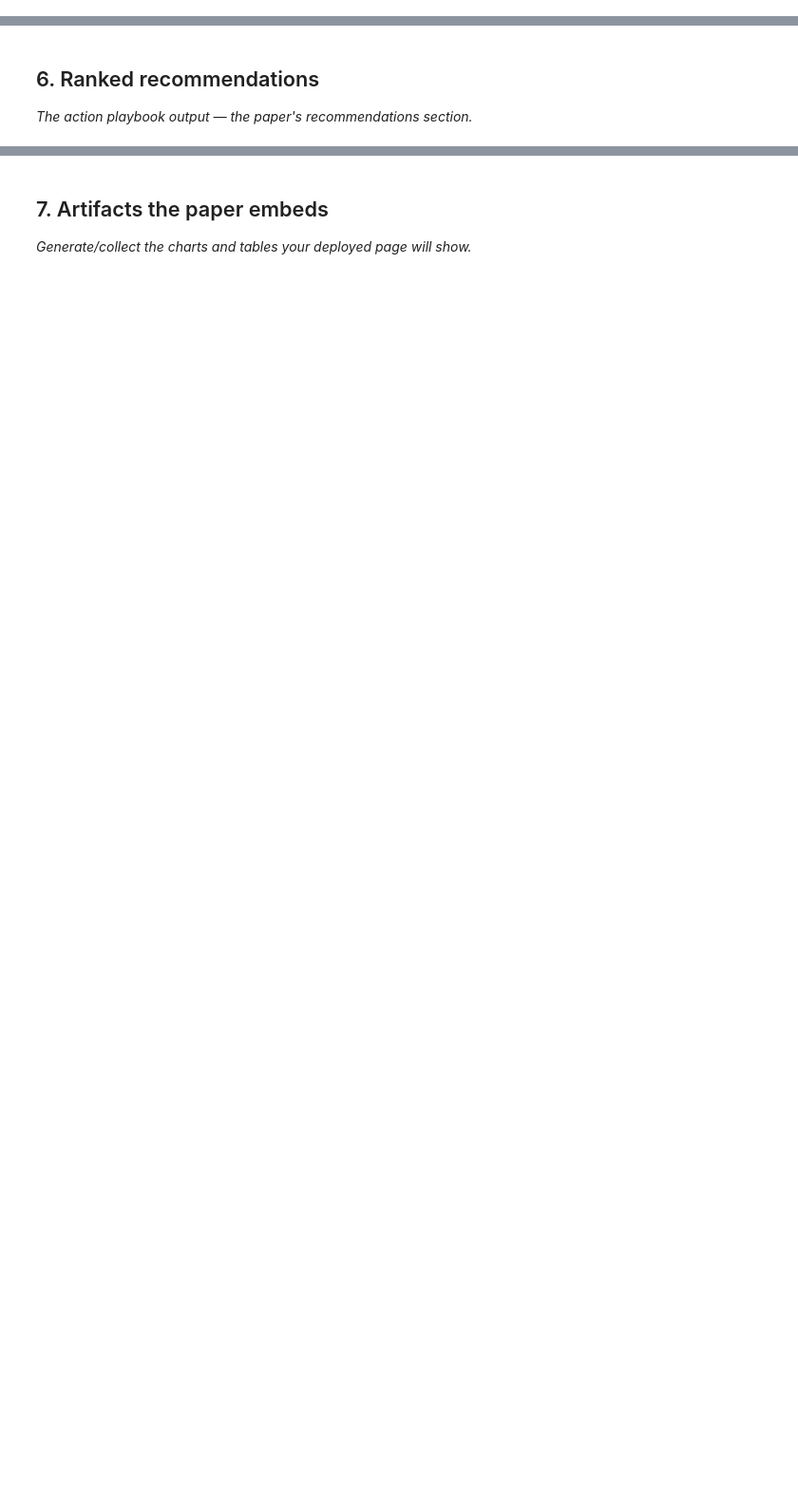
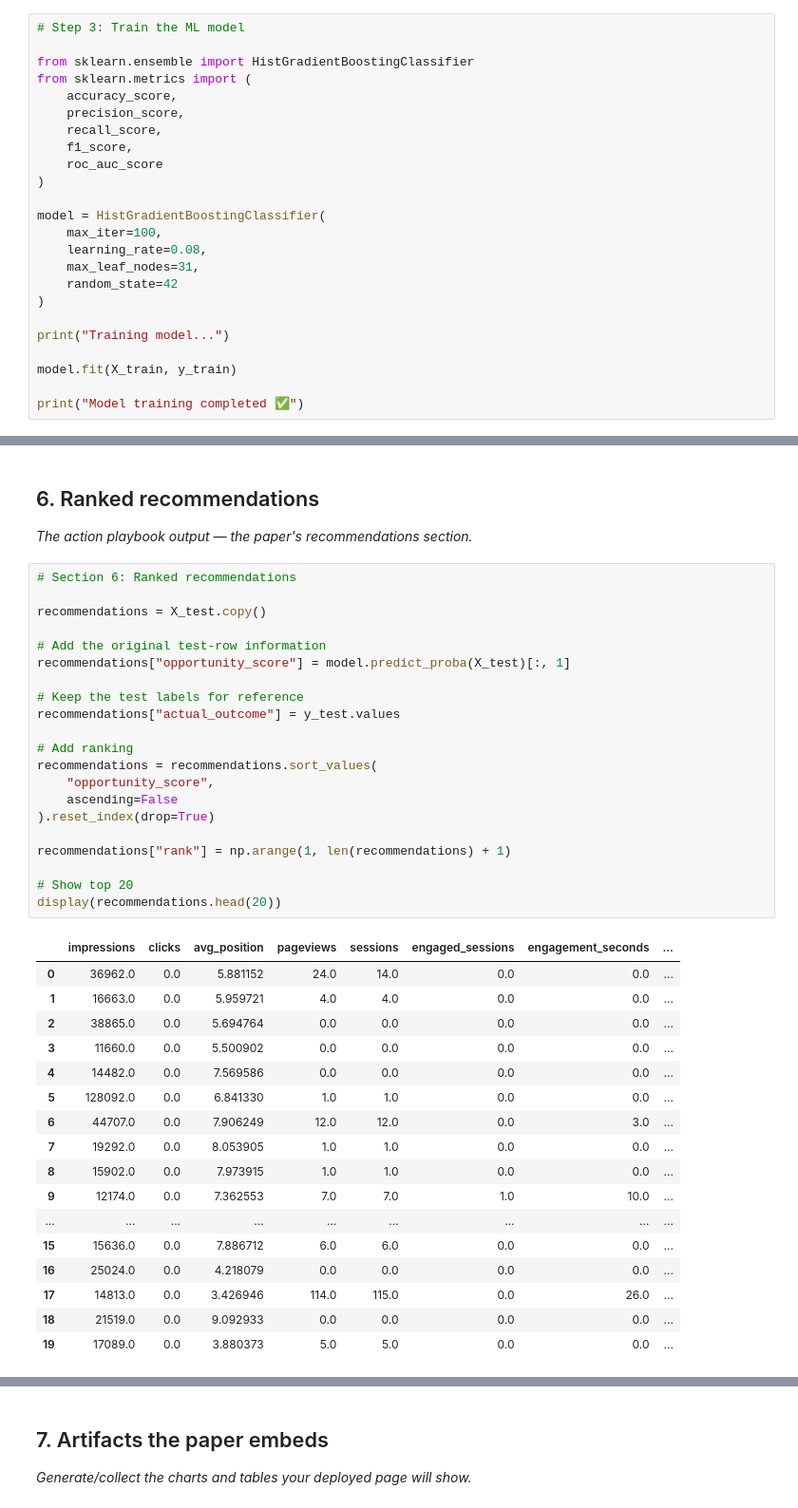
Before and after one commit to AbdullahIdrees291/flyrank-ml-internship, a Jupyter notebook: work/notebooks/capstone.ipynb, the cells around one changed output, grey strips where cells are left out. Shown at 95% size. Cells and saved outputs as stored; diff of their text form; blank space fills up the shorter version.

```diff
--- a/work/notebooks/capstone.ipynb
+++ b/work/notebooks/capstone.ipynb
@@ -20,0 +624,24 @@ This skeleton is yours to fill. Work the sections **in order** — each one has
+# %%
+# Step 3: Train the ML model
+
+from sklearn.ensemble import HistGradientBoostingClassifier
+from sklearn.metrics import (
+    accuracy_score,
+    precision_score,
+    recall_score,
+    f1_score,
+    roc_auc_score
+)
+
+model = HistGradientBoostingClassifier(
+    max_iter=100,
+    learning_rate=0.08,
+    max_leaf_nodes=31,
+    random_state=42
+)
+
+print("Training model...")
+
+model.fit(X_train, y_train)
+
+print("Model training completed ✅")
@@ -30,3 +789,42 @@ This skeleton is yours to fill. Work the sections **in order** — each one has
 ## 6. Ranked recommendations
 
 *The action playbook output — the paper's recommendations section.*
+# %%
+# Section 6: Ranked recommendations
+
+recommendations = X_test.copy()
+
+# Add the original test-row information
+recommendations["opportunity_score"] = model.predict_proba(X_test)[:, 1]
+
+# Keep the test labels for reference
+recommendations["actual_outcome"] = y_test.values
+
+# Add ranking
+recommendations = recommendations.sort_values(
+    "opportunity_score",
+    ascending=False
+).reset_index(drop=True)
+
+recommendations["rank"] = np.arange(1, len(recommendations) + 1)
+
+# Show top 20
+display(recommendations.head(20))
+# %% [output]
+|  | impressions | clicks | avg_position | pageviews | sessions | engaged_sessions | engagement_seconds | ... |
+| 0 | 36962.0 | 0.0 | 5.881152 | 24.0 | 14.0 | 0.0 | 0.0 | ... |
+| 1 | 16663.0 | 0.0 | 5.959721 | 4.0 | 4.0 | 0.0 | 0.0 | ... |
+| 2 | 38865.0 | 0.0 | 5.694764 | 0.0 | 0.0 | 0.0 | 0.0 | ... |
+| 3 | 11660.0 | 0.0 | 5.500902 | 0.0 | 0.0 | 0.0 | 0.0 | ... |
+| 4 | 14482.0 | 0.0 | 7.569586 | 0.0 | 0.0 | 0.0 | 0.0 | ... |
+| 5 | 128092.0 | 0.0 | 6.841330 | 1.0 | 1.0 | 0.0 | 0.0 | ... |
+| 6 | 44707.0 | 0.0 | 7.906249 | 12.0 | 12.0 | 0.0 | 3.0 | ... |
+| 7 | 19292.0 | 0.0 | 8.053905 | 1.0 | 1.0 | 0.0 | 0.0 | ... |
+| 8 | 15902.0 | 0.0 | 7.973915 | 1.0 | 1.0 | 0.0 | 0.0 | ... |
+| 9 | 12174.0 | 0.0 | 7.362553 | 7.0 | 7.0 | 1.0 | 10.0 | ... |
+| ... | ... | ... | ... | ... | ... | ... | ... | ... |
+| 15 | 15636.0 | 0.0 | 7.886712 | 6.0 | 6.0 | 0.0 | 0.0 | ... |
+| 16 | 25024.0 | 0.0 | 4.218079 | 0.0 | 0.0 | 0.0 | 0.0 | ... |
+| 17 | 14813.0 | 0.0 | 3.426946 | 114.0 | 115.0 | 0.0 | 26.0 | ... |
+| 18 | 21519.0 | 0.0 | 9.092933 | 0.0 | 0.0 | 0.0 | 0.0 | ... |
+| 19 | 17089.0 | 0.0 | 3.880373 | 5.0 | 5.0 | 0.0 | 0.0 | ... |
```
Also changed, not shown: parts of 46 cells of this notebook.
